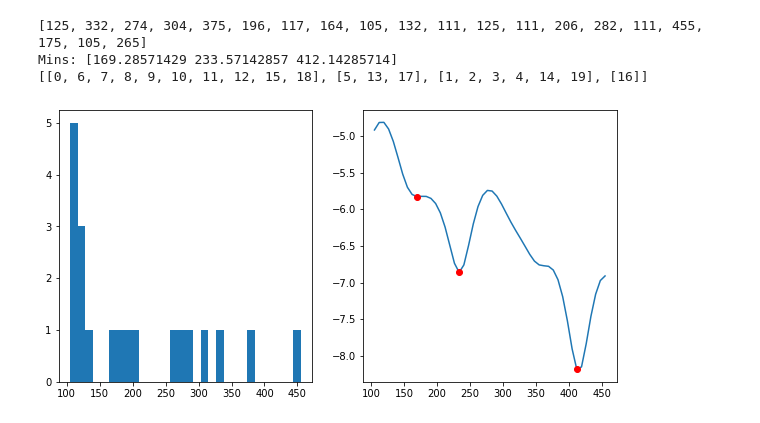
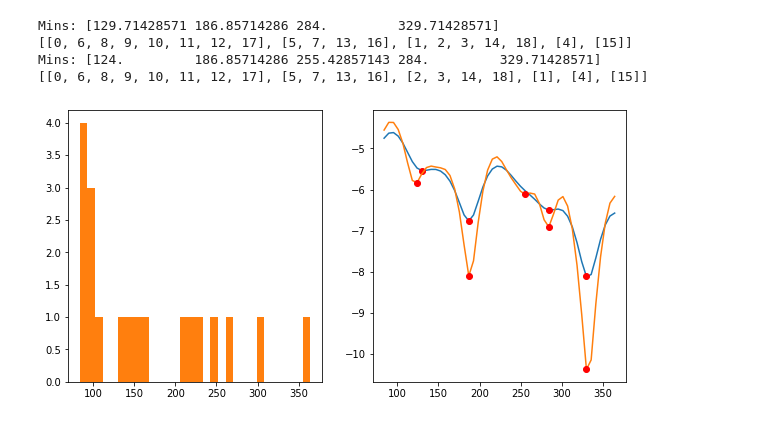
Before and after one commit to fatemerhmi/MTLV, a Jupyter notebook: notebooks/KDE.ipynb, the cells around one changed output. Saved outputs shown, nothing was run; the diff lists cells and outputs as text; code cells hidden in the pictures.

Commit message:
added dataset count labels to KDE notebook

```diff
--- a/notebooks/KDE.ipynb
+++ b/notebooks/KDE.ipynb
@@ -1,5 +1,6 @@
 # %%
 import matplotlib.pyplot as plt
+import matplotlib
 from numpy import array, linspace
 import numpy as np
 from sklearn.neighbors import KernelDensity
@@ -7,6 +8,7 @@ from matplotlib.pyplot import plot
 from scipy.signal import argrelextrema
 from scipy.stats import scoreatpercentile
 from sklearn.model_selection import GridSearchCV, LeaveOneOut
+
 
 def bandwidth_silverman(x):
     #Bandwidth estimated by Silverman's Rule of Thumb
@@ -79,18 +81,22 @@ def KDE(x,b):
         head_index.append(list(np.where((a >= mins[i-1]) * (a < mins[i]))[0]))
     return head_index
 
-
-
-
-x = [125, 332, 274, 304, 375, 196, 117, 164, 105, 132, 111, 125, 111, 206, 282, 111, 455, 175,105, 265]
-print(x)
-head_index = KDE(x,b=20)
-print(head_index)
+# x = [125, 332, 274, 304, 375, 196, 117, 164, 105, 132, 111, 125, 111, 206, 282, 111, 455, 175,105, 265]
+# print(x)
+# head_index = KDE(x,b=20)
+# print(head_index)
 
 # KDE(x, b= bandwidths_grid_search(x))
 # KDE(x, b= bandwidth_silverman(x))
-# %% [output]
-[125, 332, 274, 304, 375, 196, 117, 164, 105, 132, 111, 125, 111, 206, 282, 111, 455, 175, 105, 265]
-Mins: [169.28571429 233.57142857 412.14285714]
-[[0, 6, 7, 8, 9, 10, 11, 12, 15, 18], [5, 13, 17], [1, 2, 3, 4, 14, 19], [16]]
-[figure, removed]
+# %%
+openI_label_couts =  [100, 266, 219, 243, 300, 154, 94, 131, 84, 106, 89, 100, 89, 165, 226, 364, 140, 84, 212]
+head_index = KDE(openI_label_couts,b=15)
+print(head_index)
+head_index = KDE(openI_label_couts,b=10)
+print(head_index)
+# %% [output]
+Mins: [129.71428571 186.85714286 284.         329.71428571]
+[[0, 6, 8, 9, 10, 11, 12, 17], [5, 7, 13, 16], [1, 2, 3, 14, 18], [4], [15]]
+Mins: [124.         186.85714286 255.42857143 284.         329.71428571]
+[[0, 6, 8, 9, 10, 11, 12, 17], [5, 7, 13, 16], [2, 3, 14, 18], [1], [4], [15]]
+[figure, added]
```
Also changed, not shown: parts of 3 cells of this notebook.
